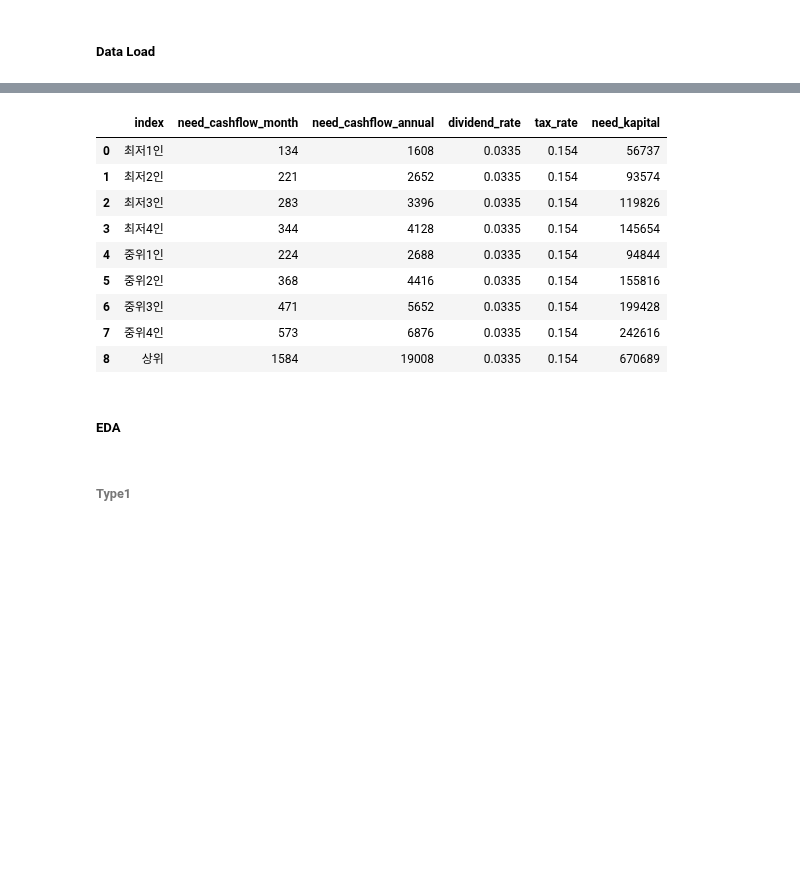
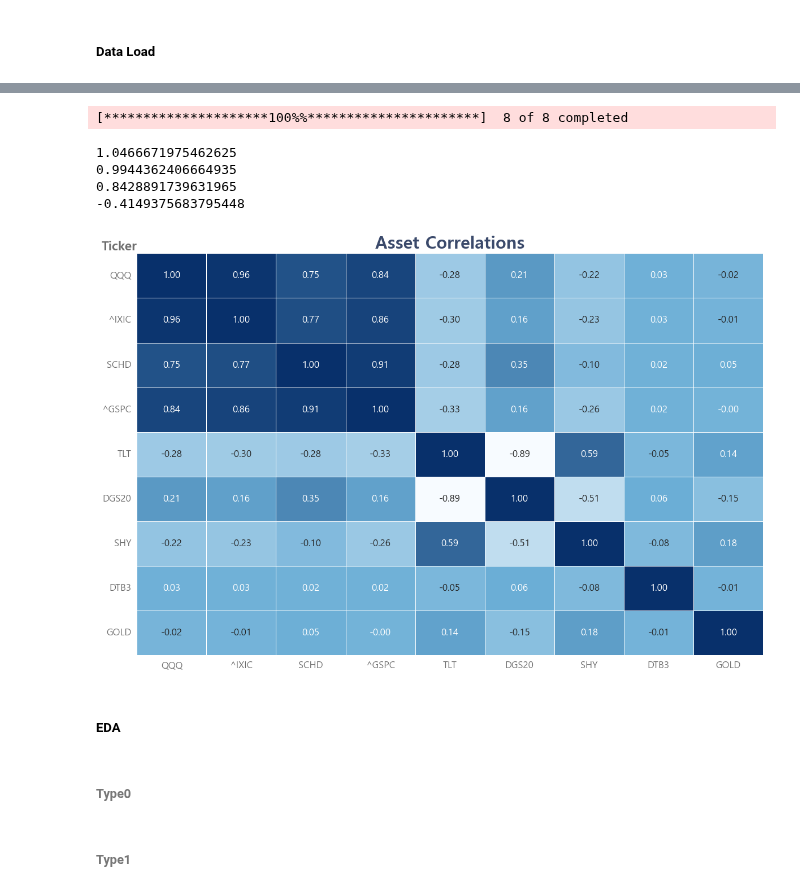
Before and after one commit to sdjhs0327/ws_fn, a Jupyter notebook: strategy/99_03_Report_pension.ipynb, the cells around one changed output, grey strips where cells are left out. Drawn from its saved outputs; the diff is of its cells as text; code cells hidden in the pictures; blank space fills up the shorter version.

```diff
--- a/strategy/99_03_Report_pension.ipynb
+++ b/strategy/99_03_Report_pension.ipynb
@@ -110,17 +128,38 @@ need_cash_df['need_kapital'] = (need_cash_df['need_cashflow_annual']/(need_cash_
+# %%
+ticker_dict = {'QQQ':'Nasdaq100', 'SPY':'S&P500', 'SCHD':'US_Dividend_Equity',
+               'SHY':'Short_Term_Treasury', 'TLT':'Long_Term_Treasury',
+               'GC=F':'Gold', '^IXIC':'Nasdaq', '^GSPC':'S&P500'}
+# %%
+fred = Fred(api_key='cfb4f49f5c1a9396f671b8049d992e56')
+DGS20 = fred.get_series('DGS20')
+DGS10 = fred.get_series('DGS10')
+DGS2 = fred.get_series('DGS2')
+DTB3 = fred.get_series('DTB3')
+DFF = fred.get_series('DFF')
+# %%
+dataset = data_funcs.get_merged_df('QQQ', 'SPY', 'SCHD', 'SHY', 'TLT', 'GC=F', '^IXIC', '^GSPC')
+dataset = dataset[ticker_dict.keys()]
+## 무위험자산
+dataset['CASH'] = range(len(dataset))
+dataset['CASH'] = dataset['CASH'].apply(lambda x:((1.025)**(1/252))**x)
+dataset = dataset.rename(columns={'GC=F':'GOLD'})
+dataset['DGS20'] = DGS20
+dataset['DTB3'] = DTB3
+dataset[['DGS20', 'DTB3']] = dataset[['DGS20', 'DTB3']].fillna(method='ffill')
+# %% [output]
+[*********************100%%**********************]  8 of 8 completed
 # %%
 ## Interpolation
 ## naq => QQQ 보간
 dataset_imputed = imputation(dataset, '^IXIC', 'QQQ')
 dataset_imputed = imputation(dataset_imputed, '^GSPC', 'SPY')
 dataset_imputed = imputation(dataset_imputed, '^GSPC', 'SCHD')
+dataset_imputed = imputation(dataset_imputed, 'DGS20', 'TLT')
+
+dataset_imputed_small = dataset_imputed[['QQQ', 'SPY', 'SCHD', 'TLT', 'GOLD', 'CASH']].dropna()
+dataset_imputed = dataset_imputed[['QQQ', 'SPY', 'SCHD', 'TLT', 'CASH']].dropna()
 # %% [output]
-|  | index | need_cashflow_month | need_cashflow_annual | dividend_rate | tax_rate | need_kapital |
-| 0 | 최저1인 | 134 | 1608 | 0.0335 | 0.154 | 56737 |
-| 1 | 최저2인 | 221 | 2652 | 0.0335 | 0.154 | 93574 |
-| 2 | 최저3인 | 283 | 3396 | 0.0335 | 0.154 | 119826 |
-| 3 | 최저4인 | 344 | 4128 | 0.0335 | 0.154 | 145654 |
-| 4 | 중위1인 | 224 | 2688 | 0.0335 | 0.154 | 94844 |
-| 5 | 중위2인 | 368 | 4416 | 0.0335 | 0.154 | 155816 |
-| 6 | 중위3인 | 471 | 5652 | 0.0335 | 0.154 | 199428 |
-| 7 | 중위4인 | 573 | 6876 | 0.0335 | 0.154 | 242616 |
-| 8 | 상위 | 1584 | 19008 | 0.0335 | 0.154 | 670689 |
+1.0466671975462625
+0.9944362406664935
+0.8428891739631965
+-0.4149375683795448
@@ -127,2 +177,27 @@ dataset_imputed = imputation(dataset_imputed, '^GSPC', 'SCHD')
+# %%
+## corrset = dataset.rename(columns=ticker_dict).pct_change().corr()
+## corrsemi = datasemi.rename(columns=ticker_dict).pct_change().corr()
+
+corrset = dataset[['QQQ', '^IXIC', 'SCHD', '^GSPC', 'TLT', 'DGS20', 'SHY', 'DTB3', 'GOLD']].pct_change().corr()
+# %%
+# 히트맵 시각화
+plt.figure(figsize=figsize)
+
+custom_colors = ["#F7FBFF", "#6BAED6", "#08306B"]
+custom_cmap = LinearSegmentedColormap.from_list("custom", custom_colors)
+
+sns.heatmap(corrset, annot=True, cmap=custom_cmap, fmt='.2f',
+            linewidths=0.5, cbar_kws={"shrink": .8}, cbar=False, annot_kws={"size": 12})
+plt.title('Asset Correlations', fontsize=22, fontweight="bold", color=color_basic)
+plt.ylabel("Ticker", fontsize=16, labelpad=-45, fontweight="bold", color=color_around, loc="top", rotation=0)
+plt.xlabel("")
+plt.yticks(rotation=0, fontsize=12, color=color_around)
+plt.xticks(rotation=0, fontsize=12, color=color_around)
+plt.tight_layout()
+plt.show()
+# %% [output]
+[figure, added]
 # %% [markdown]
 ##### EDA
+# %% [markdown]
+###### Type0
```
Also changed, not shown: parts of 66 cells of this notebook.
